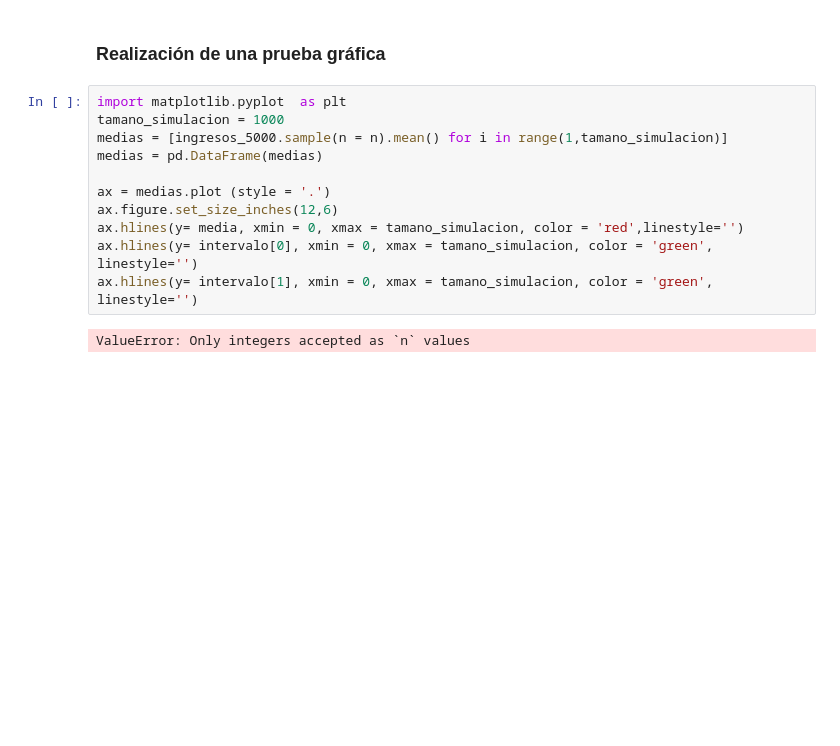
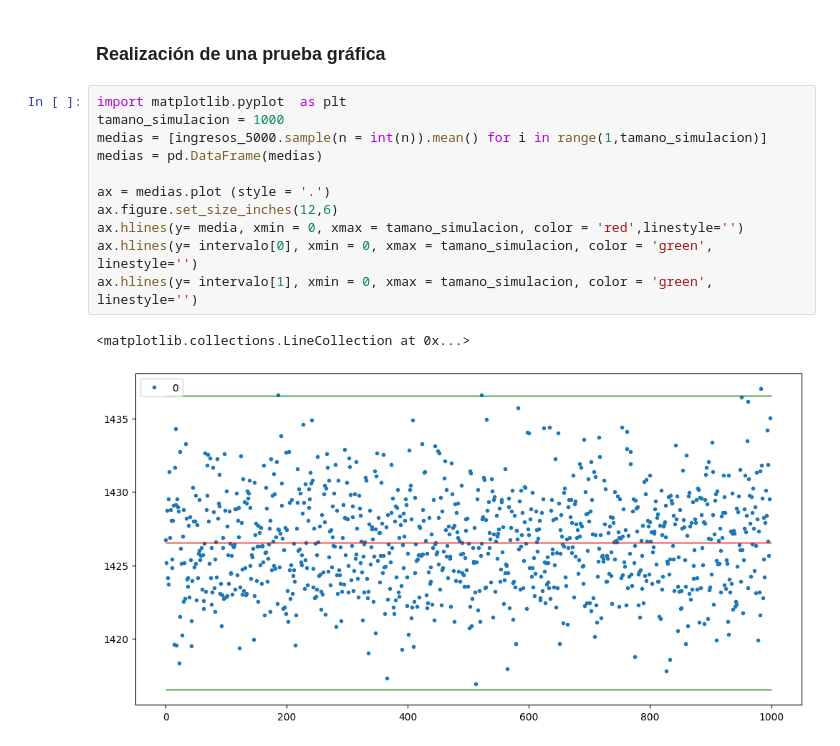
Before and after one commit to MUXULCRACK/Data-Science, a Jupyter notebook: Inicial.ipynb, the cells around one changed output. Saved outputs shown, nothing was run; the diff lists cells and outputs as text; blank space fills up the shorter version.

```diff
--- a/Inicial.ipynb
+++ b/Inicial.ipynb
@@ -1513,13 +1513,14 @@ intervalo
 # %%
 import matplotlib.pyplot  as plt
 tamano_simulacion = 1000
-medias = [ingresos_5000.sample(n = n).mean() for i in range(1,tamano_simulacion)]
+medias = [ingresos_5000.sample(n = int(n)).mean() for i in range(1,tamano_simulacion)]
 medias = pd.DataFrame(medias)
 
 ax = medias.plot (style = '.')
 ax.figure.set_size_inches(12,6)
 ax.hlines(y= media, xmin = 0, xmax = tamano_simulacion, color = 'red',linestyle='')
 ax.hlines(y= intervalo[0], xmin = 0, xmax = tamano_simulacion, color = 'green', linestyle='')
 ax.hlines(y= intervalo[1], xmin = 0, xmax = tamano_simulacion, color = 'green', linestyle='')
 # %% [output]
-ValueError: Only integers accepted as `n` values
+<matplotlib.collections.LineCollection at 0x...>
+[figure, added]
```
Also changed, not shown: parts of 5 cells of this notebook.
